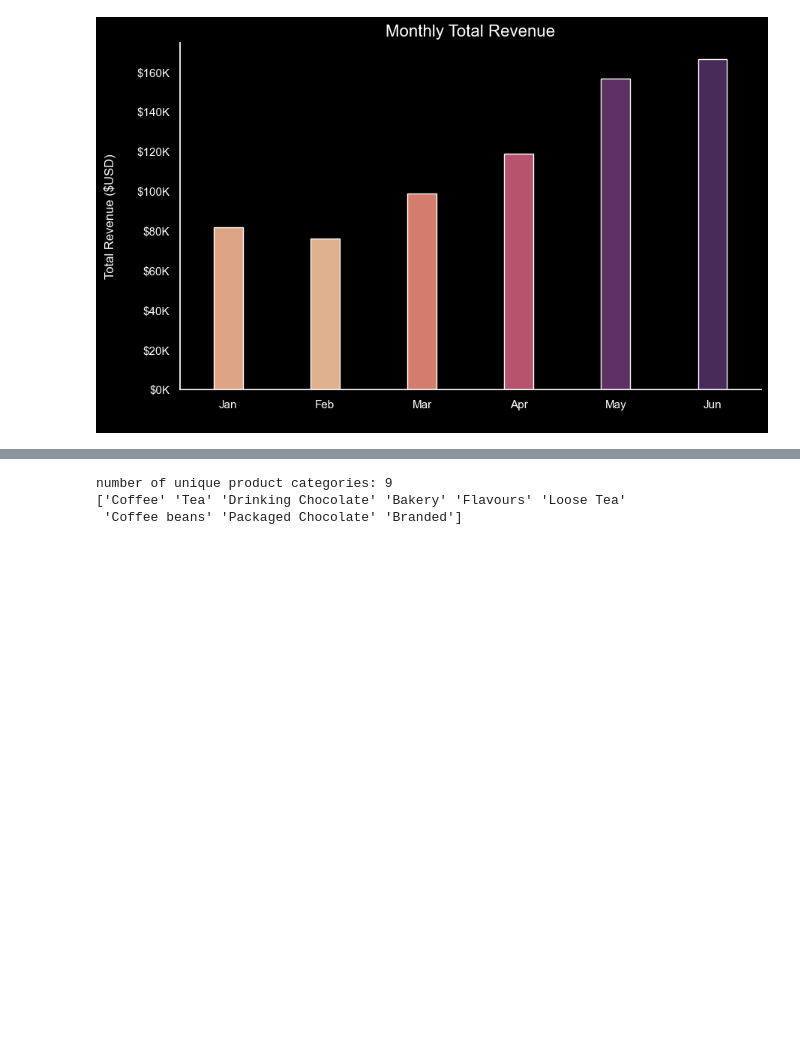
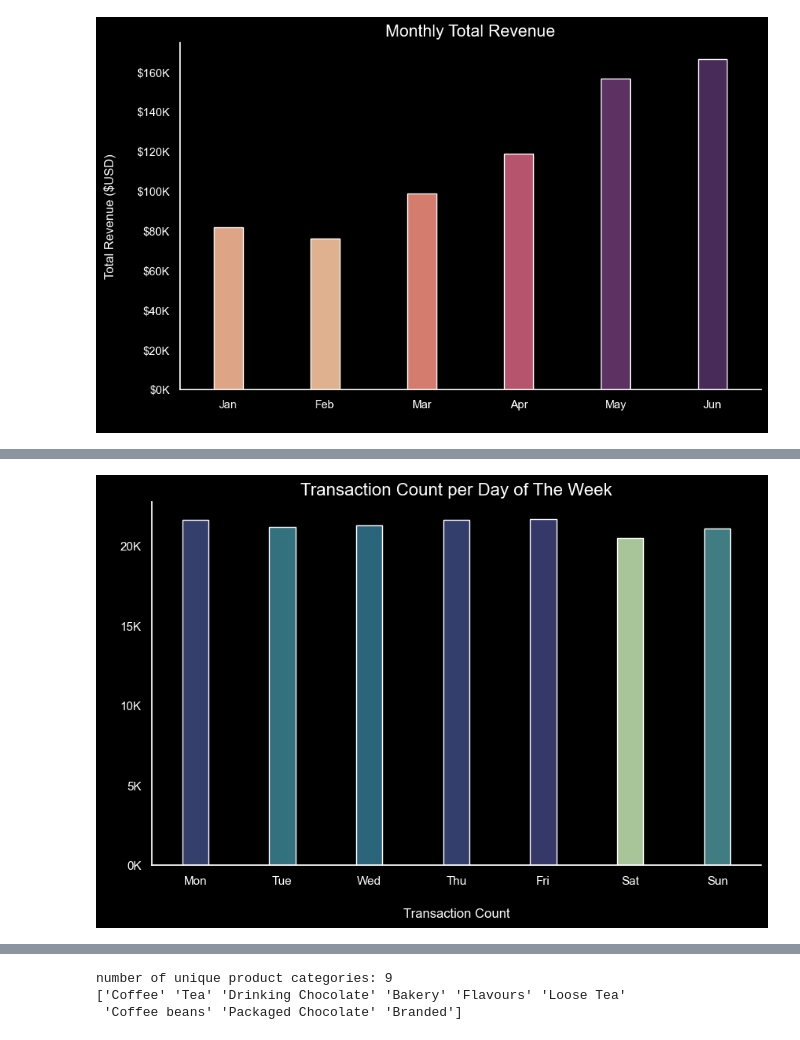
Before and after one commit to HuDragm/Coffee-Shop-Sales, a Jupyter notebook: notebooks/initial_eda.ipynb, the cells around one changed output, grey strips where cells are left out. Saved outputs shown, nothing was run; the diff lists cells and outputs as text; code cells hidden in the pictures; blank space fills up the shorter version.

```diff
--- a/notebooks/initial_eda.ipynb
+++ b/notebooks/initial_eda.ipynb
@@ -240,0 +287,11 @@ plt.show()
+# %%
+# finding the transactions per day:
+
+transaction_per_day = df[['day_name', 'day_numeric']].value_counts().reset_index()
+
+
+# fixing the indexing to fix the dayts assortment
+transaction_per_day = transaction_per_day.sort_values('day_numeric')
+transaction_per_day.set_index(keys='day_numeric', drop=True, inplace=True )
+
+transaction_per_day
@@ -240,0 +308,23 @@ plt.show()
+# %%
+# plotting transaction per day:
+
+plt.figure(figsize=(10, 6))
+sns.set_theme( style='dark')
+
+sns.barplot(data= transaction_per_day, x='day_name', y='count', hue='count', palette='crest', legend= False, width= 0.3)
+sns.despine()
+
+plt.gca().set_facecolor("#000000")
+plt.gcf().set_facecolor('#000000')
+plt.tick_params(axis='both', colors='white')
+
+ax = plt.gca()
+ax.yaxis.set_major_formatter(plt.FuncFormatter(lambda y, pos: f'{int(y/1000)}K'))
+
+plt.title('Transaction Count per Day of The Week', fontsize= 16, color='white')
+plt.xlabel('Transaction Count', fontsize=12, color='white', labelpad=20)
+plt.ylabel(' ')
+
+plt.show()
+# %% [output]
+[figure, added]
```
Also changed, not shown: parts of 32 cells of this notebook, 17 other files.
